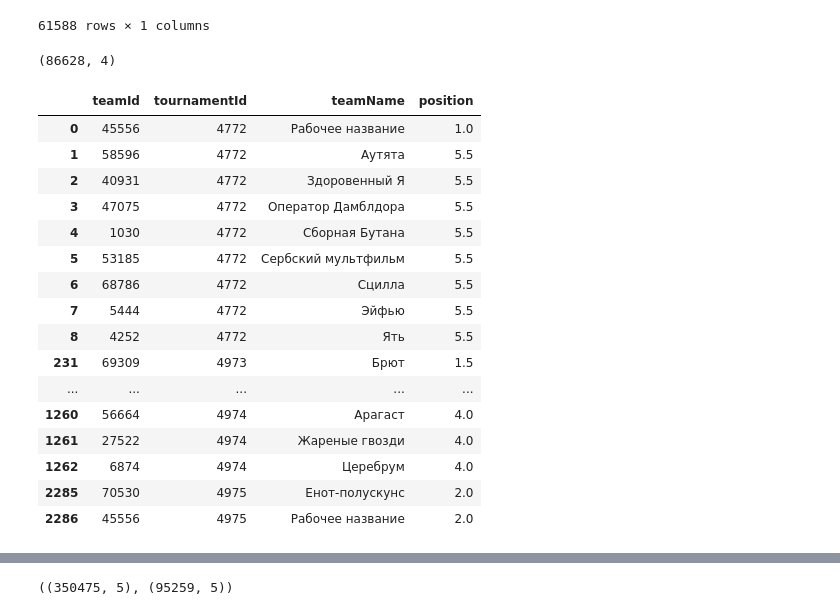
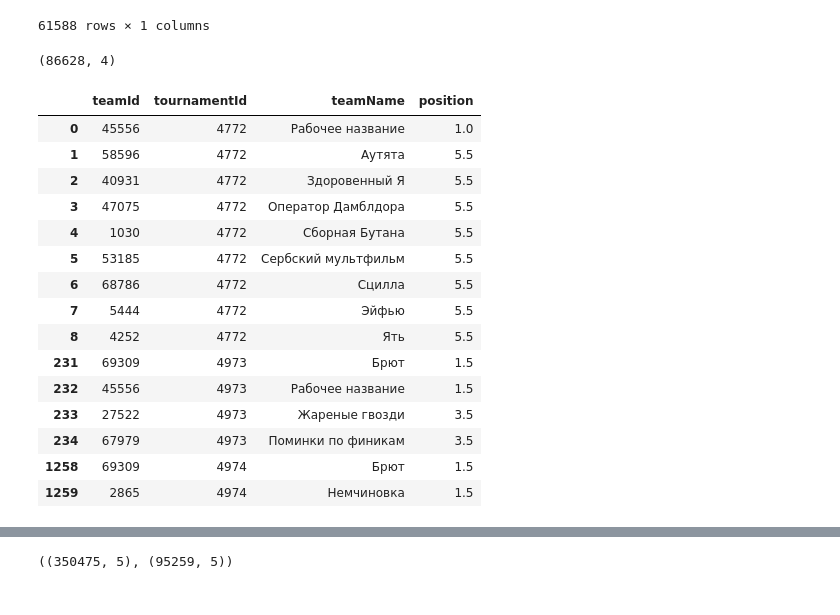
Before and after one commit to cherninkiy/made-2021-advanced-ml-hw, a Jupyter notebook: HW2/hw2.ipynb, the cells around one changed output, grey strips where cells are left out. Cells and saved outputs as stored; diff of their text form; code cells hidden in the pictures.

```diff
--- a/HW2/hw2.ipynb
+++ b/HW2/hw2.ipynb
@@ -199,31 +201,30 @@ players.sort_values(by='playerName')
 # %%
 team_results = results[['tournamentId', 'teamId','teamName', 'position']] \
     .drop_duplicates() \
     .set_index('teamId') \
     .sort_values(by=['tournamentId', 'position', 'teamName']) \
     .reset_index()
 
 display(team_results.shape)
-team_results[team_results['position'] < 6].head(20)
+team_results[team_results['position'] < 6].head(15)
 # %% [output]
 (86628, 4)
 |  | teamId | tournamentId | teamName | position |
 | 0 | 45556 | 4772 | Рабочее название | 1.0 |
 | 1 | 58596 | 4772 | Аутята | 5.5 |
 | 2 | 40931 | 4772 | Здоровенный Я | 5.5 |
 | 3 | 47075 | 4772 | Оператор Дамблдора | 5.5 |
 | 4 | 1030 | 4772 | Сборная Бутана | 5.5 |
 | 5 | 53185 | 4772 | Сербский мультфильм | 5.5 |
 | 6 | 68786 | 4772 | Сцилла | 5.5 |
 | 7 | 5444 | 4772 | Эйфью | 5.5 |
 | 8 | 4252 | 4772 | Ять | 5.5 |
 | 231 | 69309 | 4973 | Брют | 1.5 |
-| ... | ... | ... | ... | ... |
-| 1260 | 56664 | 4974 | Арагаст | 4.0 |
-| 1261 | 27522 | 4974 | Жареные гвозди | 4.0 |
-| 1262 | 6874 | 4974 | Церебрум | 4.0 |
-| 2285 | 70530 | 4975 | Енот-полускунс | 2.0 |
-| 2286 | 45556 | 4975 | Рабочее название | 2.0 |
+| 232 | 45556 | 4973 | Рабочее название | 1.5 |
+| 233 | 27522 | 4973 | Жареные гвозди | 3.5 |
+| 234 | 67979 | 4973 | Поминки по финикам | 3.5 |
+| 1258 | 69309 | 4974 | Брют | 1.5 |
+| 1259 | 2865 | 4974 | Немчиновка | 1.5 |
 # %%
 questions = results[['tournamentId', 'teamId', 'position', 'playerId', 'mask']] \
     .merge(tournaments[['id', 'dateStart']], how='inner', left_on='tournamentId', right_on='id') \
```
Also changed, not shown: parts of 41 cells of this notebook.
